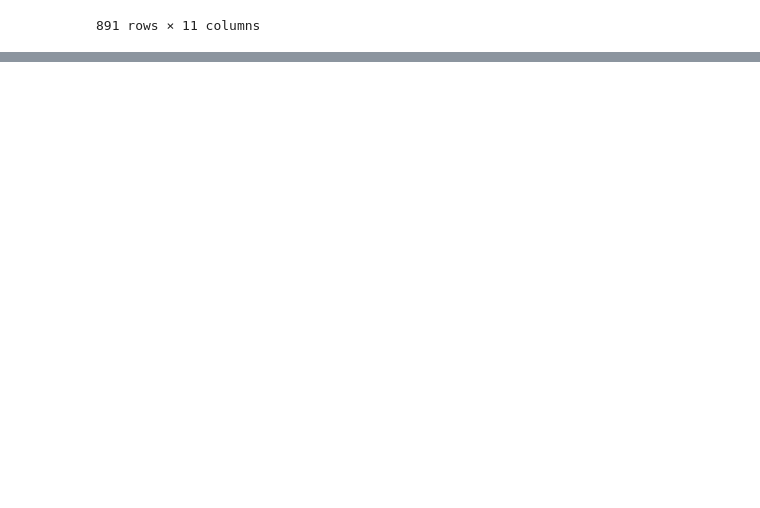
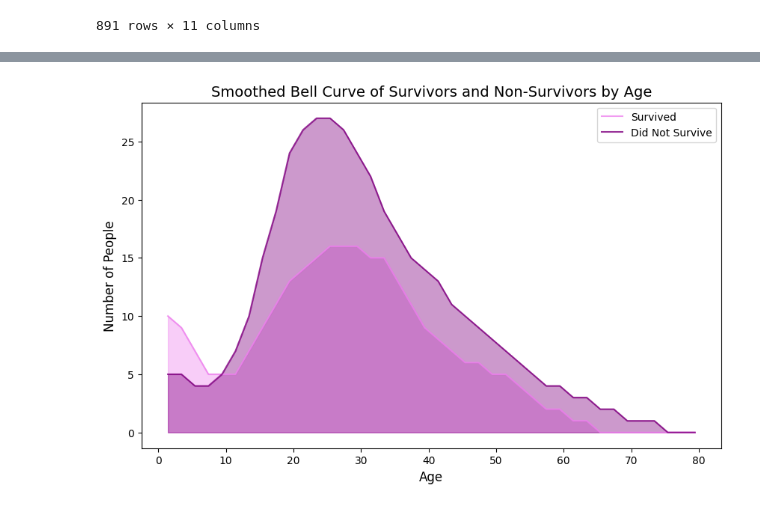
Before and after one commit to Collaboration-With-Sims/Principles_of_AI_and_DA, a Jupyter notebook: Principles Of AI and DA Assignment/Assignment.ipynb, the cells around one changed output, grey strips where cells are left out. Saved outputs shown, nothing was run; the diff lists cells and outputs as text; code cells hidden in the pictures; blank space fills up the shorter version.

```diff
--- a/Principles Of AI and DA Assignment/Assignment.ipynb
+++ b/Principles Of AI and DA Assignment/Assignment.ipynb
@@ -163,0 +245,39 @@ gender_df
+# %%
+from scipy.ndimage import gaussian_filter1d
+
+# Filter survivors and non-survivors
+ages_survived = train_df[train_df['Survived'] == 1]['Age']
+ages_non_survived = train_df[train_df['Survived'] == 0]['Age']
+
+# Create histogram bins
+bins = np.arange(train_df['Age'].min(), train_df['Age'].max() + 2, 2)  # Bin width of 2
+
+# Compute histogram frequencies
+freq_survived, bin_edges = np.histogram(ages_survived, bins=bins)
+freq_non_survived, _ = np.histogram(ages_non_survived, bins=bins)
+
+# Smooth the frequencies using a Gaussian filter
+smoothed_survived = gaussian_filter1d(freq_survived, sigma=2)
+smoothed_non_survived = gaussian_filter1d(freq_non_survived, sigma=2)
+
+# Midpoints of bins for plotting
+bin_midpoints = (bin_edges[:-1] + bin_edges[1:]) / 2
+
+# Plot the smoothed bell curves
+plt.figure(figsize=(10, 6))
+
+plt.plot(bin_midpoints, smoothed_survived, label='Survived', color='violet', alpha=0.8)
+plt.fill_between(bin_midpoints, smoothed_survived, alpha=0.4, color='violet')
+
+plt.plot(bin_midpoints, smoothed_non_survived, label='Did Not Survive', color='purple', alpha=0.8)
+plt.fill_between(bin_midpoints, smoothed_non_survived, alpha=0.4, color='purple')
+
+# Customize the plot
+plt.title("Smoothed Bell Curve of Survivors and Non-Survivors by Age", fontsize=14)
+plt.xlabel("Age", fontsize=12)
+plt.ylabel("Number of People", fontsize=12)
+plt.legend()
+plt.grid(visible=False)
+plt.show()
+# %% [output]
+[figure, added]
```
Also changed, not shown: parts of 7 cells of this notebook.
